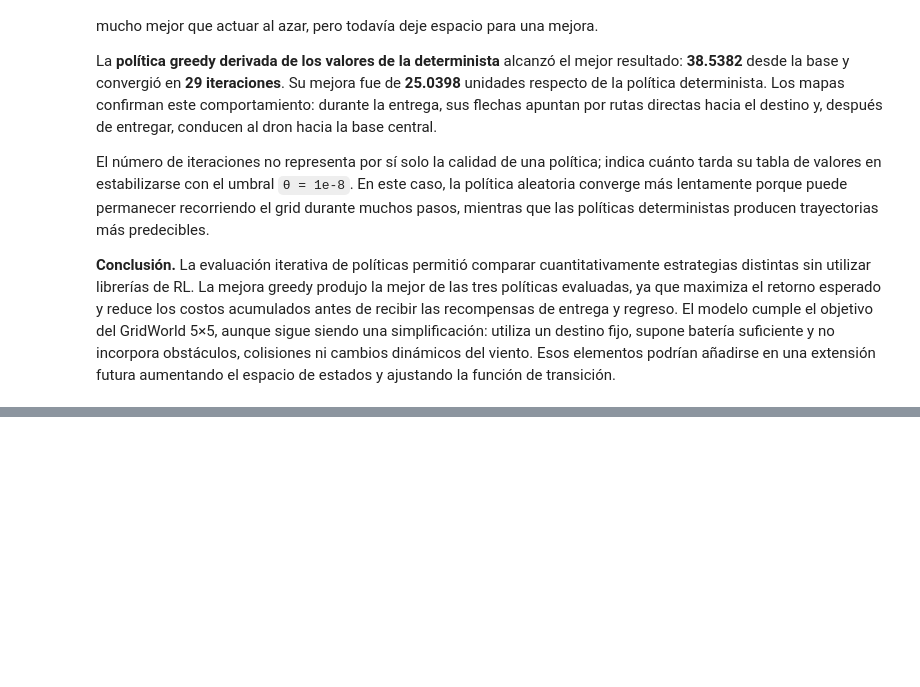
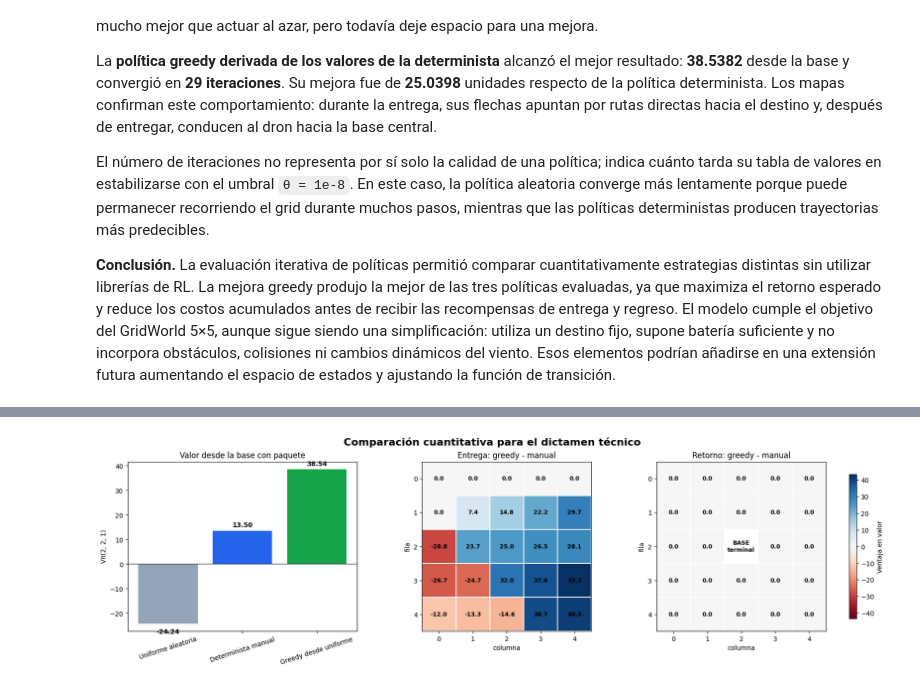
Before and after one commit to JoaquinCampos22155/reinforcedL-MDPlab, a Jupyter notebook: lab1.ipynb, the cells around one changed output, grey strips where cells are left out. Saved outputs shown, nothing was run; the diff lists cells and outputs as text; code cells hidden in the pictures; blank space fills up the shorter version.

```diff
--- a/lab1.ipynb
+++ b/lab1.ipynb
@@ -740,0 +906,84 @@ El número de iteraciones no representa por sí solo la calidad de una política
+# %%
+# Comparación visual: estado inicial y brecha greedy - determinista por fase.
+fig, axes = plt.subplots(1, 3, figsize=(17, 5), constrained_layout=True)
+
+policy_names = list(task4_results)
+initial_values = [
+    task4_results[name]["values"][initial_state] for name in policy_names
+]
+bar_colors = ["#94a3b8", "#2563eb", "#16a34a"]
+axes[0].bar(policy_names, initial_values, color=bar_colors)
+axes[0].axhline(0, color="#334155", linewidth=1)
+axes[0].set_title("Valor desde la base con paquete")
+axes[0].set_ylabel("Vπ(2, 2, 1)")
+axes[0].tick_params(axis="x", rotation=18)
+for index, value in enumerate(initial_values):
+    axes[0].text(
+        index,
+        value + (1.0 if value >= 0 else -2.0),
+        f"{value:.2f}",
+        ha="center",
+        va="bottom" if value >= 0 else "top",
+        fontweight="bold",
+    )
+
+gap_values = {
+    state: greedy_from_random_values[state] - fixed_values[state]
+    for state in mdp.nonterminal_states
+}
+gap_limit = max(abs(value) for value in gap_values.values())
+
+for axis, package, phase_title in zip(
+    axes[1:],
+    (1, 0),
+    ("Entrega: greedy - manual", "Retorno: greedy - manual"),
+):
+    grid = value_grid(gap_values, package).to_numpy()
+    image = axis.imshow(
+        np.ma.masked_invalid(grid),
+        cmap="RdBu",
+        vmin=-gap_limit,
+        vmax=gap_limit,
+    )
+    for row in range(mdp.grid_size):
+        for col in range(mdp.grid_size):
+            if np.isfinite(grid[row, col]):
+                axis.text(
+                    col,
+                    row,
+                    f"{grid[row, col]:.1f}",
+                    ha="center",
+                    va="center",
+                    fontsize=9,
+                    fontweight="semibold",
+                )
+            else:
+                axis.text(
+                    col,
+                    row,
+                    "BASE\nterminal",
+                    ha="center",
+                    va="center",
+                    fontsize=9,
+                    fontweight="bold",
+                )
+    axis.set_title(phase_title)
+    axis.set_xlabel("columna")
+    axis.set_ylabel("fila")
+    axis.set_xticks(range(mdp.grid_size))
+    axis.set_yticks(range(mdp.grid_size))
+    axis.set_xticks(np.arange(-0.5, mdp.grid_size, 1), minor=True)
+    axis.set_yticks(np.arange(-0.5, mdp.grid_size, 1), minor=True)
+    axis.grid(which="minor", color="white", linewidth=1.5)
+    axis.tick_params(which="minor", bottom=False, left=False)
+
+colorbar = fig.colorbar(image, ax=axes[1:].tolist(), shrink=0.85)
+colorbar.set_label("Ventaja en valor")
+fig.suptitle(
+    "Comparación cuantitativa para el dictamen técnico",
+    fontsize=16,
+    fontweight="bold",
+)
+plt.show()
+# %% [output]
+[figure, added]
```
Also changed, not shown: parts of 9 cells of this notebook, 1 other file.
